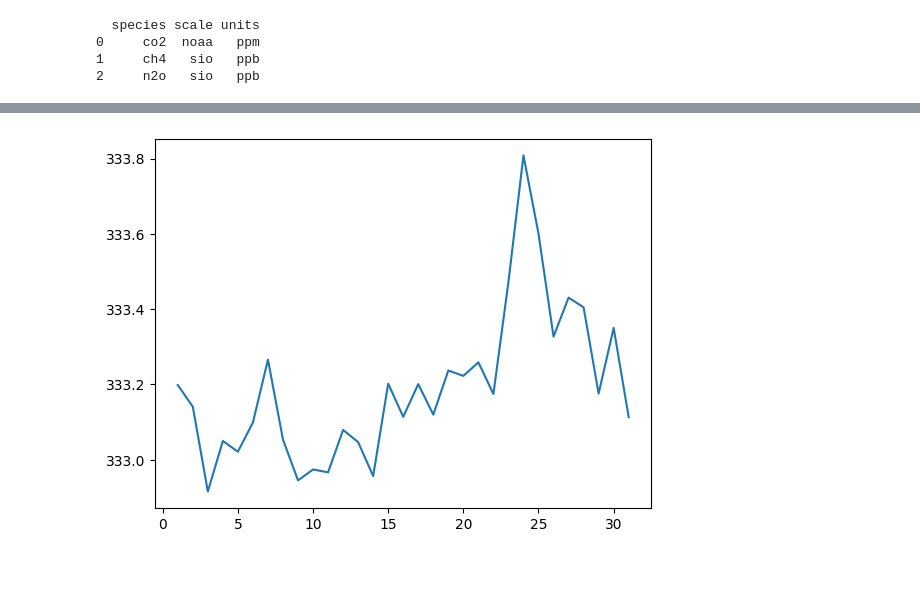
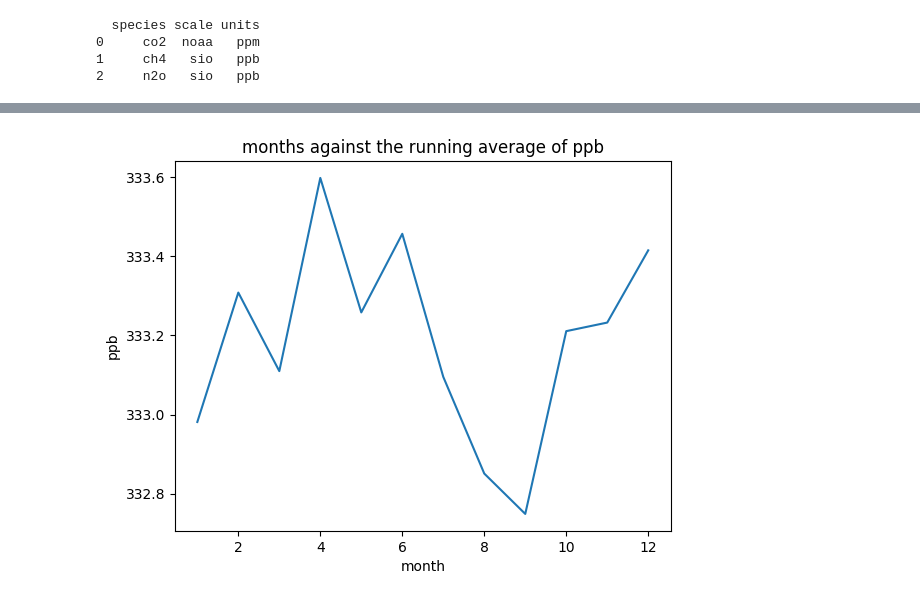
Before and after one commit to herb-rowan/GreenHouseGasML, a Jupyter notebook: herb_assess2.ipynb, the cells around one changed output, grey strips where cells are left out. Drawn from its saved outputs; the diff is of its cells as text; code cells hidden in the pictures; blank space fills up the shorter version.

Commit message:
labelling up the graphs

```diff
--- a/herb_assess2.ipynb
+++ b/herb_assess2.ipynb
@@ -41,20 +41,24 @@ class Data:
       self.data = data
       self.info = info
       self.file = file
-   def metadata(self):
+   #def metadata(self):
+
+   def user_metadata(self):
       if self.file[:3] == 'tac':
          print('The location of this data set is Tacolneston, East Anglia.\nThe site code is TAC')
       if self.file[:3] == 'mhd':
          print('The location of this data set is Mace Head, W. coast of the Republic of Ireland.\nThe site code is MHD')
       row = self.info.loc[self.info['species'] == self.file[4:]]
 
-      gas_species = row.iloc[0]['species']
-      cali_scale = row.iloc[0]['scale']
-      units = row.iloc[0]['units']
+      self.gas_species = row.iloc[0]['species']
+      self.cali_scale = row.iloc[0]['scale']
+      self.units = row.iloc[0]['units']
 
-      print(f'the gas species is {gas_species} ')
-      print(f'the scale used is {cali_scale} ')
-      print(f'the units are {units} ')
+
+
+      print(f'the gas species is {self.gas_species} ')
+      print(f'the scale used is {self.cali_scale} ')
+      print(f'the units are {self.units} ')
 
       print(self.data[self.file])
    def run_avg(self, time_frame):
@@ -85,15 +89,21 @@ class Data:
       #print(grouped_df)
       #df_avg.query[df_avg['time']>00:00:00 and df_avg['time']>23:00:00]
    def plot_run_avgs(self):
+      Data.user_metadata(self)
+
       x , y = self.run_avg(self.time_frame)
       fig, ax = plt.subplots()
 
+      #ax.ylabel()
       ax.plot(x, y)
+      ax.set_xlabel(self.time_frame)
+      ax.set_ylabel(self.units)
+      ax.set_title(f'{self.time_frame}s against the running average of {self.units}')
       plt.show()
 
 
 
 data_tac_mhd = Data(tac_mhd, 'tac_n2o',spec_info)
-data_tac_mhd.run_avg('day')
+data_tac_mhd.run_avg('month')
 data_tac_mhd.plot_run_avgs()
 # %% [output]
@@ -100,4 +129,4 @@ data_tac_mhd.plot_run_avgs()
-[figure, old version]
+[figure, new version]
 # %%
 # class Data:
 #  def __init__(self,data: dict):
```
Also changed, not shown: parts of 1 cell of this notebook.
